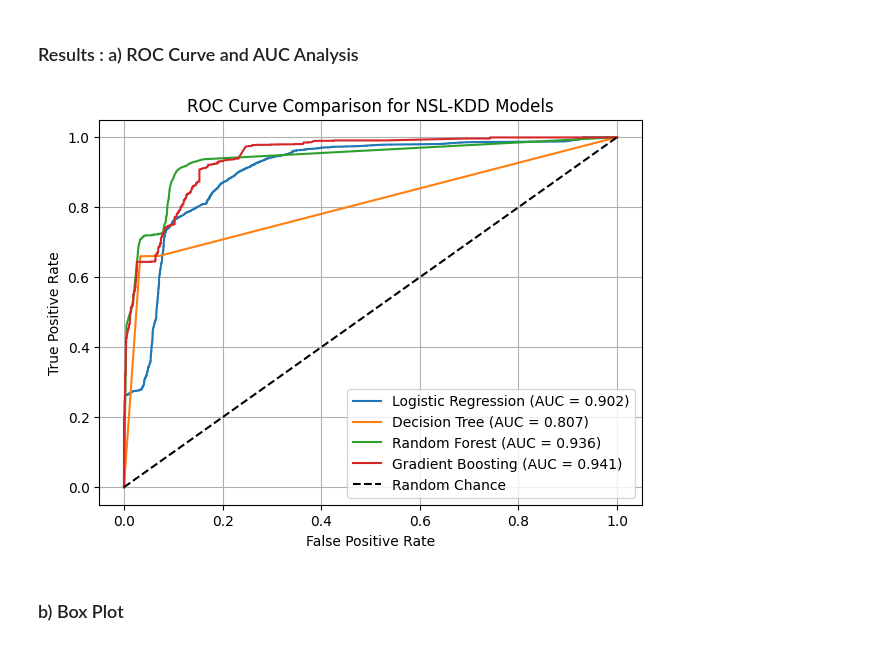
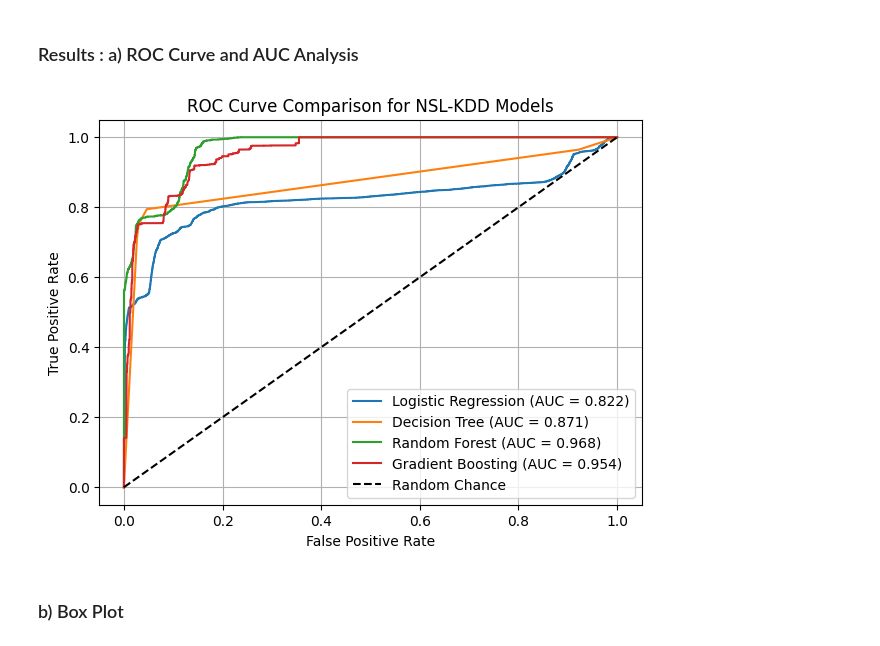
Before and after one commit to SpringBoardMentor193s/SentinelNet, a Jupyter notebook: notebooks/nslkdd_mode_train.ipynb, the cells around one changed output. Saved outputs shown, nothing was run; the diff lists cells and outputs as text; code cells hidden in the pictures.

```diff
--- a/notebooks/nslkdd_mode_train.ipynb
+++ b/notebooks/nslkdd_mode_train.ipynb
@@ -337,0 +688,30 @@ weighted avg       0.82      0.78      0.78     22544
+# %%
+# Final test evaluation function - Training and Testing Accuracy only
+def evaluate_final_test(models, X_train, y_train, X_test, y_test):
+    print("\n=== Final Test Evaluation ===")
+    test_results = {}
+
+    for name, model in models.items():
+        print(f"\nEvaluating {name}...")
+
+        # Train on full resampled data
+        model.fit(X_train, y_train)
+
+        # Training accuracy
+        y_train_pred = model.predict(X_train)
+        train_accuracy = accuracy_score(y_train, y_train_pred)
+
+        # Test accuracy
+        y_test_pred = model.predict(X_test)
+        test_accuracy = accuracy_score(y_test, y_test_pred)
+
+        # Store results
+        test_results[name] = test_accuracy
+
+        print(f"{name} Training Accuracy: {train_accuracy*100:.2f}%")
+        print(f"{name} Testing Accuracy: {test_accuracy*100:.2f}%")
+
+    return test_results
+
+# Run final test evaluation
+test_results = evaluate_final_test(models, X_train_resampled, y_train_resampled, X_test_final, y_test_final)
@@ -391,21 +845,30 @@ Confusion Matrix Accuracy: 80.56%
 # %%
 plt.figure(figsize=(7, 5))
 
 for name, model in models.items():
-    y_probs = model.predict_proba(X_test_power)[:, 1]
-    fpr, tpr, _ = roc_curve(y_test, y_probs)
-    auc_score = roc_auc_score(y_test, y_probs)
+    # Train the model
+    model.fit(X_train_resampled, y_train_resampled)
+
+    # Predict probabilities on the test set
+    y_probs = model.predict_proba(X_test_final)[:, 1]
+
+    # Compute ROC curve and AUC
+    fpr, tpr, _ = roc_curve(y_test_final, y_probs)
+    auc_score = roc_auc_score(y_test_final, y_probs)
+
+    # Plot ROC
     plt.plot(fpr, tpr, label=f'{name} (AUC = {auc_score:.3f})')
 
+# Random chance line
 plt.plot([0, 1], [0, 1], 'k--', label='Random Chance')
 plt.title('ROC Curve Comparison for NSL-KDD Models')
 plt.xlabel('False Positive Rate')
 plt.ylabel('True Positive Rate')
 plt.legend(loc='lower right')
 plt.grid(True)
 plt.show()
 # %% [output]
-[figure, old version]
+[figure, new version]
 # %% [markdown]
 <h3> b) Box Plot </h3>
 # %%
```
Also changed, not shown: parts of 62 cells of this notebook, 6 other files.
